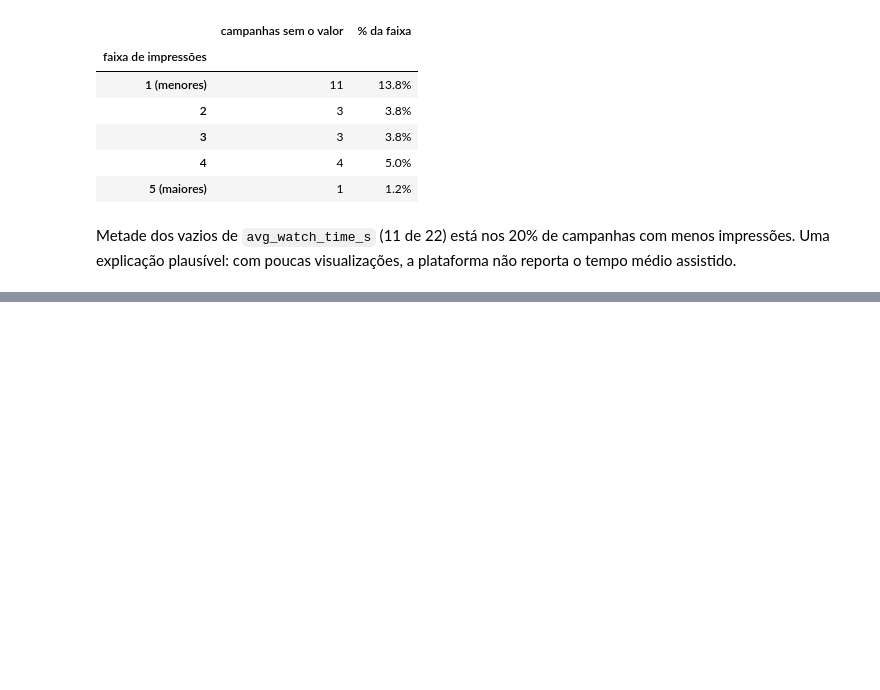
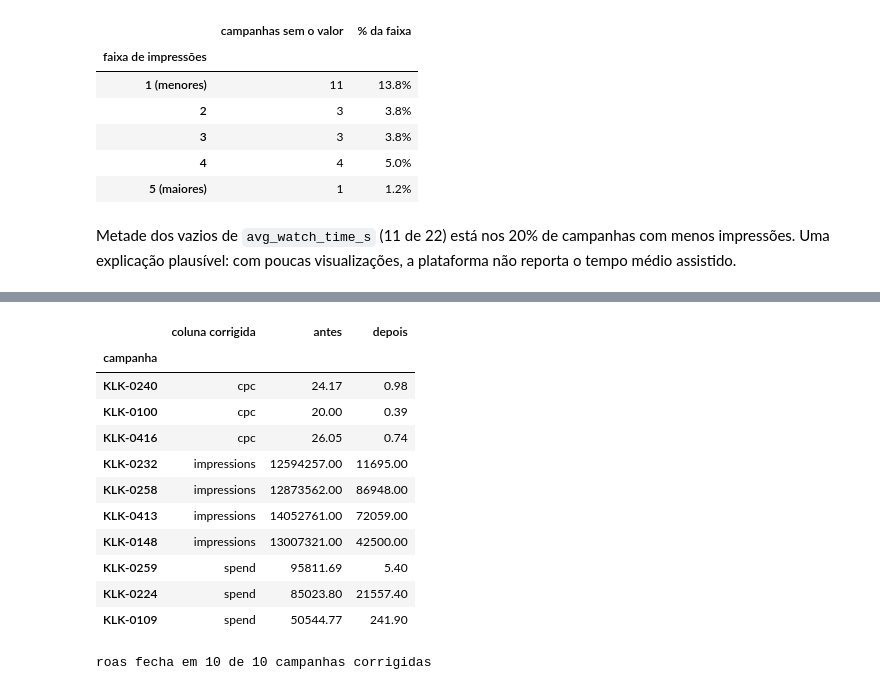
Before and after one commit to JoaoVivacqua/klike-challenge, a Jupyter notebook: notebooks/01_eda.ipynb, the cells around one changed output, grey strips where cells are left out. Cells and saved outputs as stored; diff of their text form; code cells hidden in the pictures; blank space fills up the shorter version.

```diff
--- a/notebooks/01_eda.ipynb
+++ b/notebooks/01_eda.ipynb
@@ -274,0 +385,37 @@ Observações do 4.1:
+# %%
+import sys
+sys.path.append("..")
+from src.limpeza import corrigir_inconsistencias, medianas_por_plataforma
+
+train_corrigido = corrigir_inconsistencias(train, medianas_por_plataforma(train))
+corrigidas = train_corrigido["coluna_corrigida"].notna()
+
+comparacao = pd.DataFrame({
+    "campanha": train.loc[corrigidas, "campaign_id"],
+    "coluna corrigida": train_corrigido.loc[corrigidas, "coluna_corrigida"],
+})
+for col in ["impressions", "cpc", "spend"]:
+    alterada = comparacao["coluna corrigida"] == col
+    comparacao.loc[alterada, "antes"] = train.loc[corrigidas, col][alterada]
+    comparacao.loc[alterada, "depois"] = train_corrigido.loc[corrigidas, col][alterada]
+comparacao.sort_values("coluna corrigida").set_index("campanha")
+# %% [output]
+|  | coluna corrigida | antes | depois |
+| campanha |  |  |  |
+| KLK-0240 | cpc | 24.17 | 0.98 |
+| KLK-0100 | cpc | 20.00 | 0.39 |
+| KLK-0416 | cpc | 26.05 | 0.74 |
+| KLK-0232 | impressions | 12594257.00 | 11695.00 |
+| KLK-0258 | impressions | 12873562.00 | 86948.00 |
+| KLK-0413 | impressions | 14052761.00 | 72059.00 |
+| KLK-0148 | impressions | 13007321.00 | 42500.00 |
+| KLK-0259 | spend | 95811.69 | 5.40 |
+| KLK-0224 | spend | 85023.80 | 21557.40 |
+| KLK-0109 | spend | 50544.77 | 241.90 |
+# %%
+# o roas não entra na regra, então serve de validação
+c = train_corrigido[corrigidas]
+fecha = (c["roas"] - c["revenue"] / c["spend"]).abs() < 0.01
+print(f"roas fecha em {fecha.sum()} de {len(c)} campanhas corrigidas")
+# %% [output]
+roas fecha em 10 de 10 campanhas corrigidas
```
Also changed, not shown: parts of 38 cells of this notebook, 2 other files.
